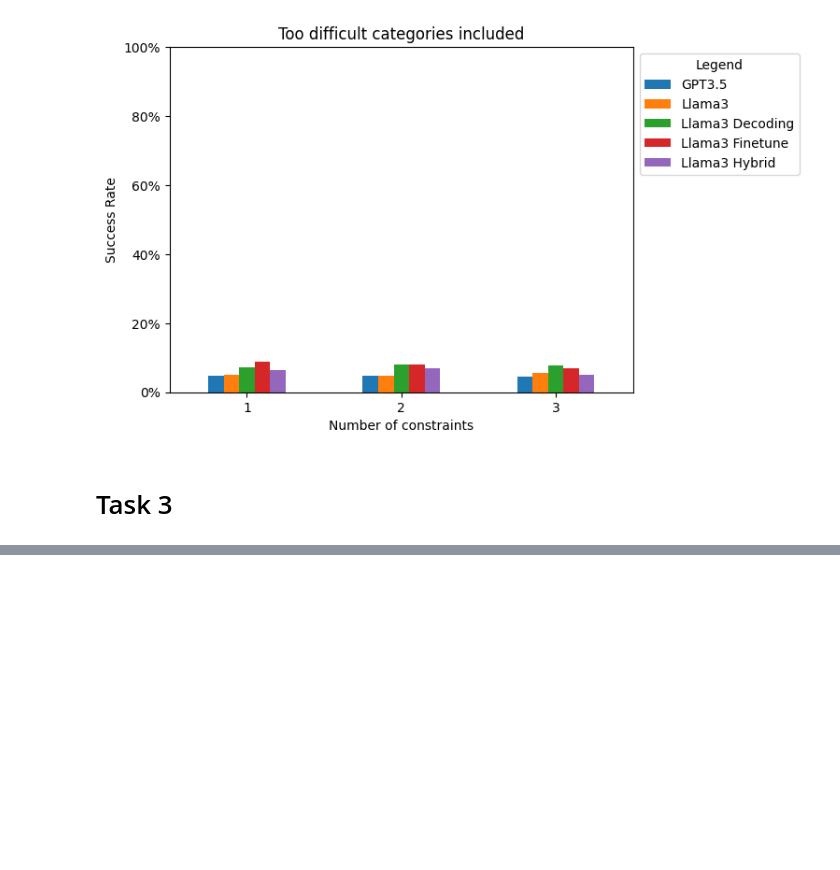
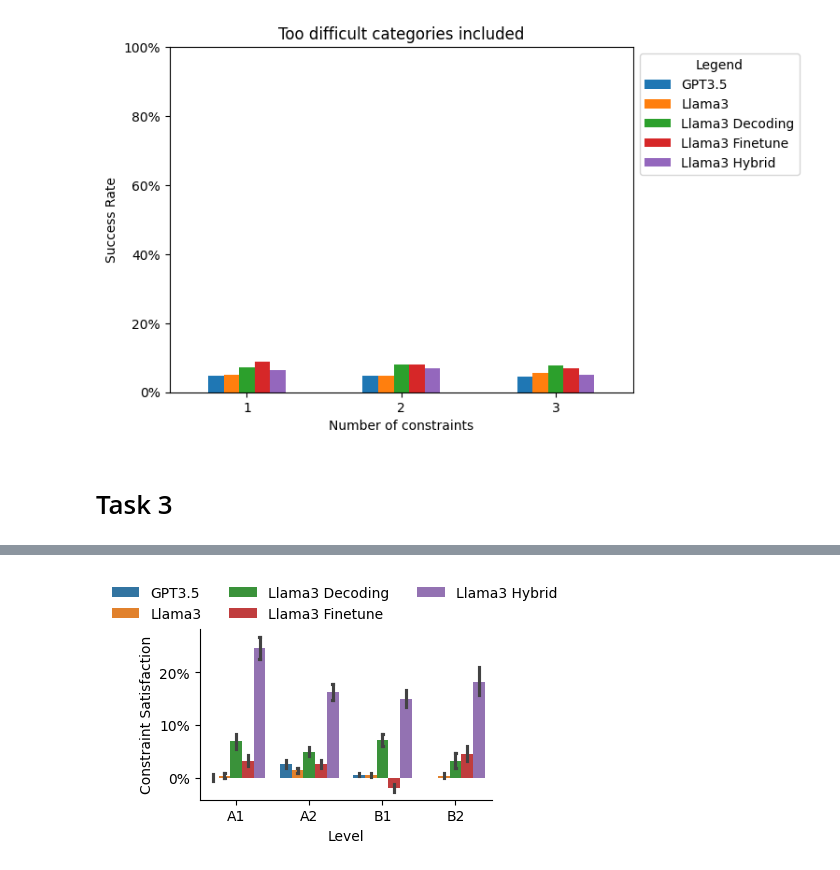
Before and after one commit to shivster2000/grammarctg, a Jupyter notebook: experiments/016_tasks_results.ipynb, the cells around one changed output, grey strips where cells are left out. Cells and saved outputs as stored; diff of their text form; code cells hidden in the pictures; blank space fills up the shorter version.

```diff
--- a/experiments/016_tasks_results.ipynb
+++ b/experiments/016_tasks_results.ipynb
@@ -617,0 +645,21 @@ plot_sat(res, col="diff", by="level", xlabel="Level", ylim=(-0.1,1))
+# %%
+def plot_combined(res_melt, hue, save=None):
+    g=sns.catplot(res_melt, kind="bar", x="level", hue=hue, y='Value', errorbar="ci", capsize=.025)
+    sns.move_legend(
+        g, "lower center",
+        bbox_to_anchor=(0.42, 0.95), ncol=3, title=None, frameon=False,
+    )
+    g.fig.set_size_inches(5,2)
+    g.ax.set_xlabel("Level")
+    g.ax.set_ylabel("Constraint Satisfaction")
+    g.ax.set_yticklabels(['{:.0%}'.format(y) for y in g.ax.get_yticks()])
+
+    if save: g.savefig(save)
+    plt.show()
+
+res_melt = res[['model', 'level', 'diff']].melt(['model','level'], var_name='Metric', value_name='Value')
+#res_melt.loc[res_melt['Metric']!="diff",'Value'] /= 5
+res_melt.rename(columns={"model": 'Model'}, inplace=True)
+plot_combined(res_melt, hue="Model", save="../results/task3.pdf")
+# %% [output]
+[figure, added]
```
Also changed, not shown: parts of 12 cells of this notebook, 13 other files.
